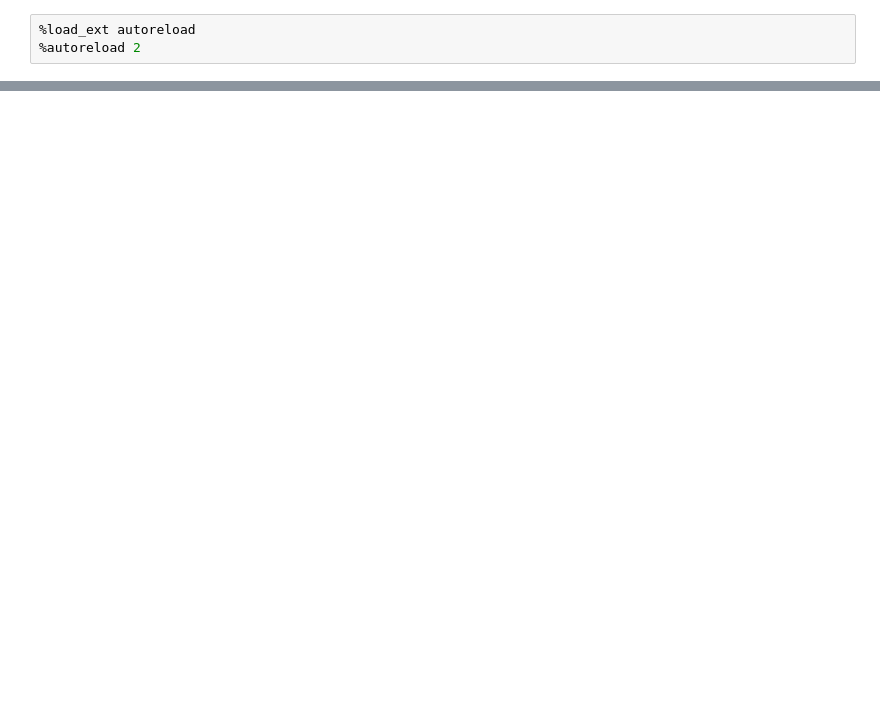
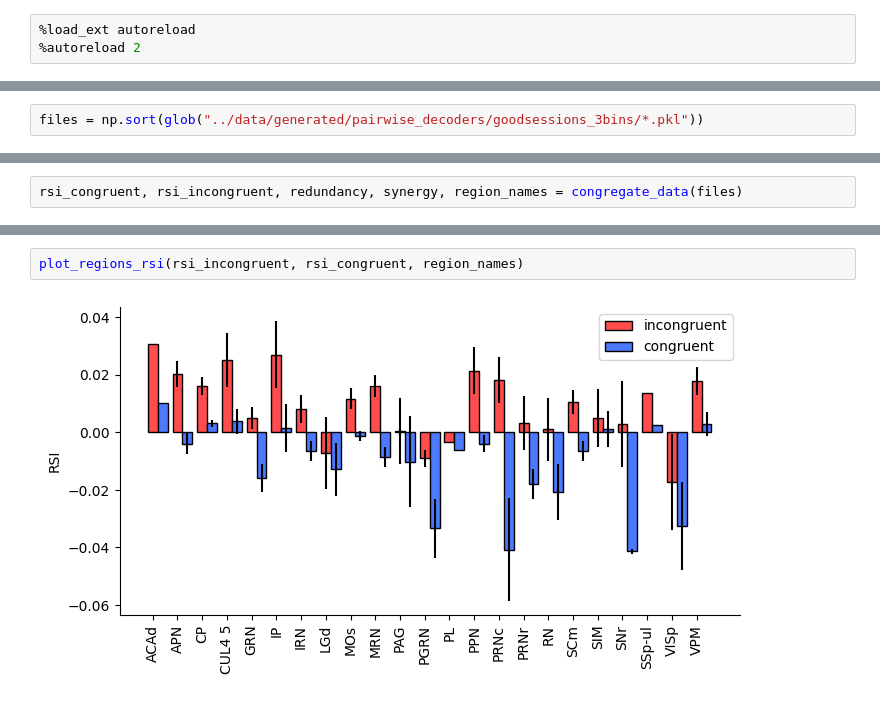
Before and after one commit to debottamKundu/ibl-partial-info-decomp, a Jupyter notebook: notebooks/subset_decoders.ipynb, the cells around one changed output, grey strips where cells are left out. Drawn from its saved outputs; the diff is of its cells as text; blank space fills up the shorter version.

```diff
--- a/notebooks/subset_decoders.ipynb
+++ b/notebooks/subset_decoders.ipynb
@@ -219,0 +20,2 @@ AttributeError: 'OneAlyx' object has no attribute 'close'
+# %%
+files = np.sort(glob("../data/generated/pairwise_decoders/goodsessions_3bins/*.pkl"))
@@ -219,0 +127,2 @@ AttributeError: 'OneAlyx' object has no attribute 'close'
+# %%
+rsi_congruent, rsi_incongruent, redundancy, synergy, region_names = congregate_data(files)
@@ -219,0 +137,4 @@ AttributeError: 'OneAlyx' object has no attribute 'close'
+# %%
+plot_regions_rsi(rsi_incongruent, rsi_congruent, region_names)
+# %% [output]
+[figure, added]
```
Also changed, not shown: parts of 43 cells of this notebook, 5 other files.
